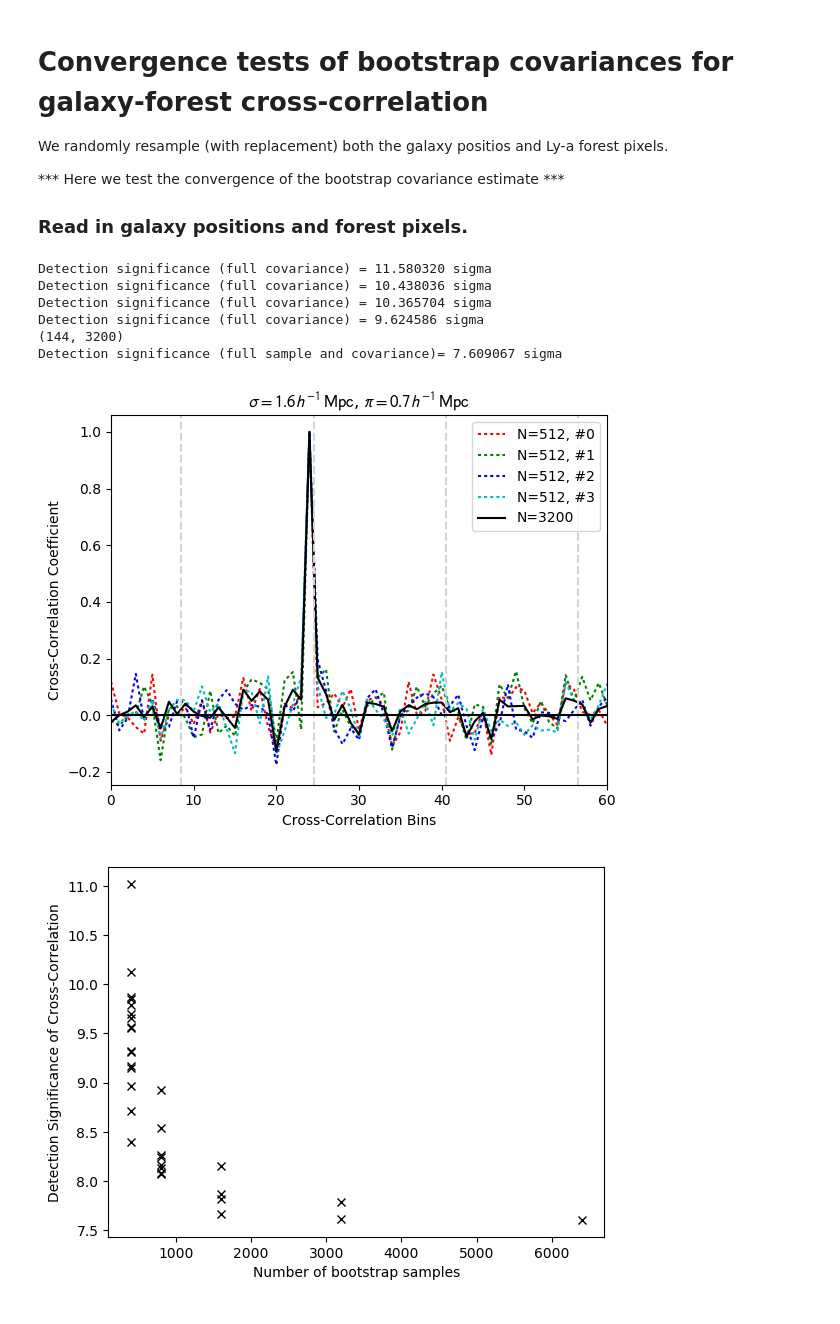
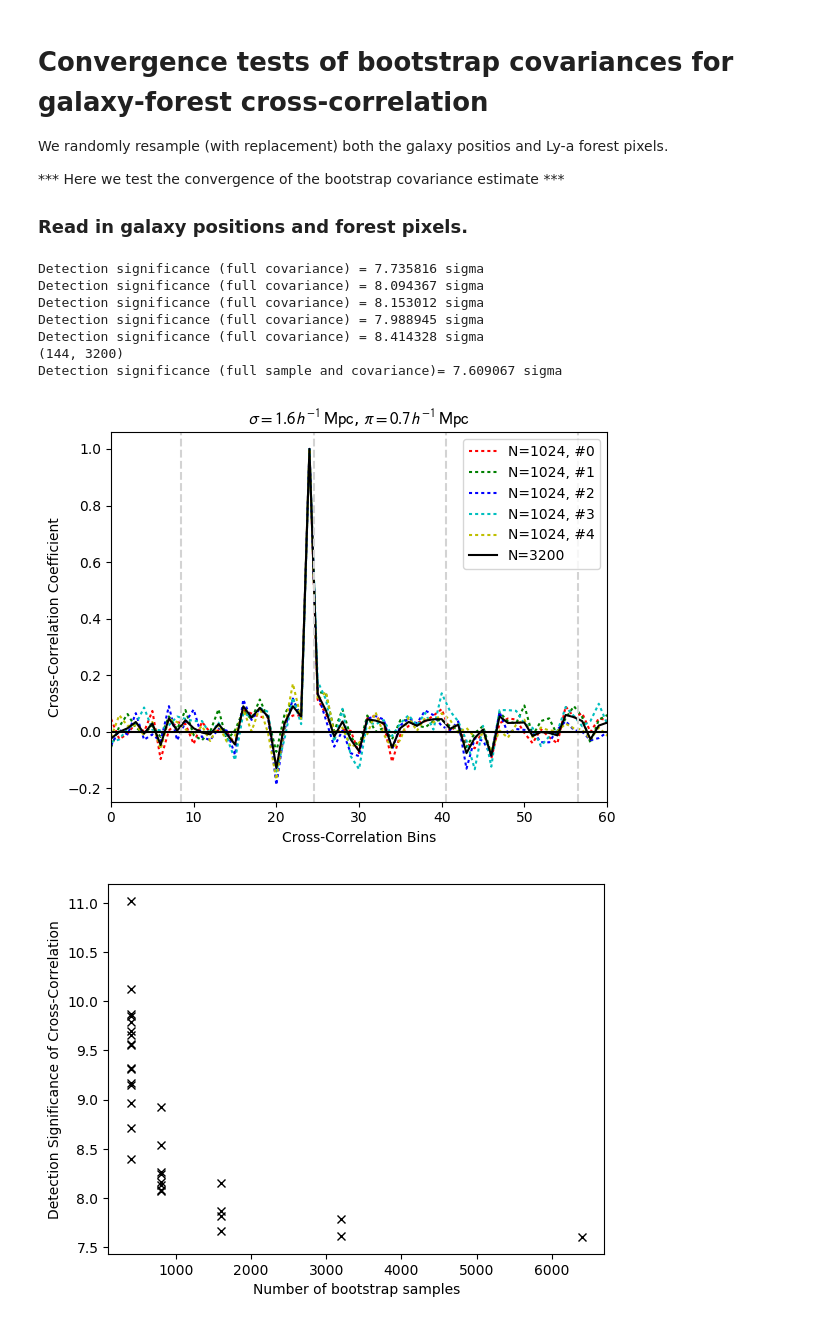
Before and after one commit to kheegan/crosscorr2017, a Jupyter notebook: bootstrap_covar_convergence.ipynb, the cells around one changed output. Saved outputs shown, nothing was run; the diff lists cells and outputs as text; code cells hidden in the pictures.

```diff
--- a/bootstrap_covar_convergence.ipynb
+++ b/bootstrap_covar_convergence.ipynb
@@ -81,14 +81,14 @@ showbin2d = np.unravel_index(showbin,(9,16)) #2D bin index
 
 fig, ax = plt.subplots()
 color_arr = ['r','g','b','c','y','m']
-for i in np.arange(4):
-    XCorrSamples_tmp = XCorrSamples[:,:,(i*256):(i+1)*256]
+for i in np.arange(5):
+    XCorrSamples_tmp = XCorrSamples[:,:,(i*1024):(i+1)*1024]
     XSampTmp = XCorrSamples_tmp.reshape(-1, XCorrSamples_tmp.shape[-1])
     #print(np.shape(XSampTmp))
     Covar_tmp1 = np.cov(XSampTmp,ddof=0)
     Coeff_tmp1 = np.corrcoef(XSampTmp, ddof=0)
     ax.plot(Coeff_tmp1[showbin,:], color=color_arr[i], linestyle=':',
-            label='N=512, #{}'.format(i))
+            label='N=1024, #{}'.format(i))
     #print("Max Covariance is in element: {}".format(np.unravel_index(
     #    np.argmax(Covar_tmp1),(144,144))))
     # This is the matrix with the diagonal variances
@@ -105,38 +105,39 @@ Coeff_tmp1 = np.corrcoef(XSampTmp, ddof=0)
 ax.plot(Coeff_tmp1[showbin,:], color='black',label='N={:}'.format(np.shape(XCorrSamples_tmp)[2]))
 Covar_dummy = np.diag(np.diag(Covar_tmp1))
 
 # Covariance assume only diagonal; for full set of realizations
 #InvCovTmp1 = np.linalg.pinv(Covar_dummy)
 #minusLogL = 0.5 * np.dot(DeltaVec.transpose(), np.dot(InvCovTmp1, DeltaVec))
 #print("Detection significance (diagonal only)= %f sigma" % np.sqrt(minusLogL))
 
 InvCovTmp1 = np.linalg.pinv(Covar_tmp1)
 minusLogL = 0.5 * np.dot(DeltaVec.transpose(), np.dot(InvCovTmp1, DeltaVec))
 print("Detection significance (full sample and covariance)= %f sigma" % np.sqrt(minusLogL))
 
 ax.set_xlim((0,60))
 ax.set_xlabel('Cross-Correlation Bins')
 ax.set_ylabel('Cross-Correlation Coefficient')
 sig_str = r'$\sigma={:4.1f}$'.format(SigBins[showbin2d[0]])+mpcstr
 pi_str = r'$\pi={:4.1f}$'.format(PiBins[showbin2d[1]])+mpcstr
 ax.set_title(sig_str+', '+pi_str)
 plt.legend(loc='upper right')
 #Draw vertical lines to indicate pi=0
 pi0bin = len(PiBins)/2 + 0.5
 nlines = 144/len(PiBins)
 for i in np.arange(nlines):
     plt.axvline(pi0bin+i*len(PiBins), linestyle='--', color='lightgrey')
 
 plt.axhline(0., color='black')
 plt.show()
 # %% [output]
-Detection significance (full covariance) = 11.580320 sigma
-Detection significance (full covariance) = 10.438036 sigma
-Detection significance (full covariance) = 10.365704 sigma
-Detection significance (full covariance) = 9.624586 sigma
+Detection significance (full covariance) = 7.735816 sigma
+Detection significance (full covariance) = 8.094367 sigma
+Detection significance (full covariance) = 8.153012 sigma
+Detection significance (full covariance) = 7.988945 sigma
+Detection significance (full covariance) = 8.414328 sigma
 (144, 3200)
 Detection significance (full sample and covariance)= 7.609067 sigma
-[figure, old version]
+[figure, new version]
 # %%
 nsamp_tot = np.shape(XCorrSamples)[2]
 
```
Also changed, not shown: parts of 2 cells of this notebook, 1 other file.
